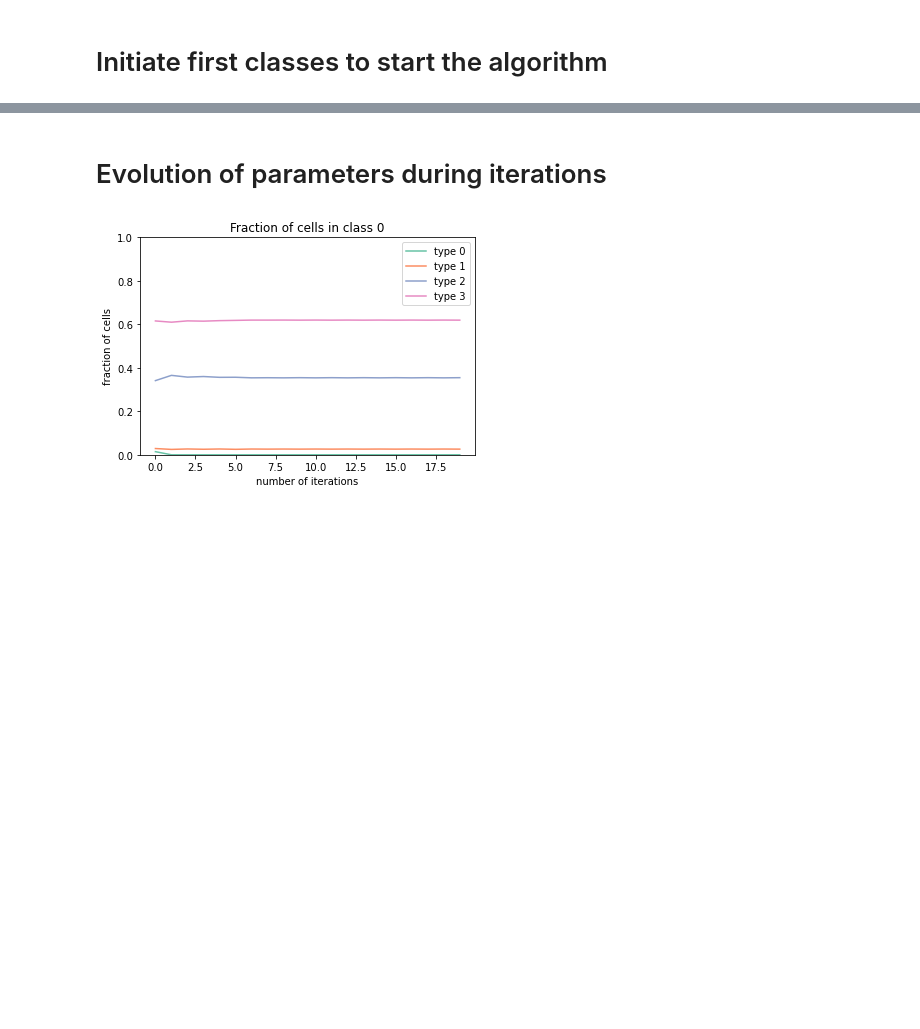
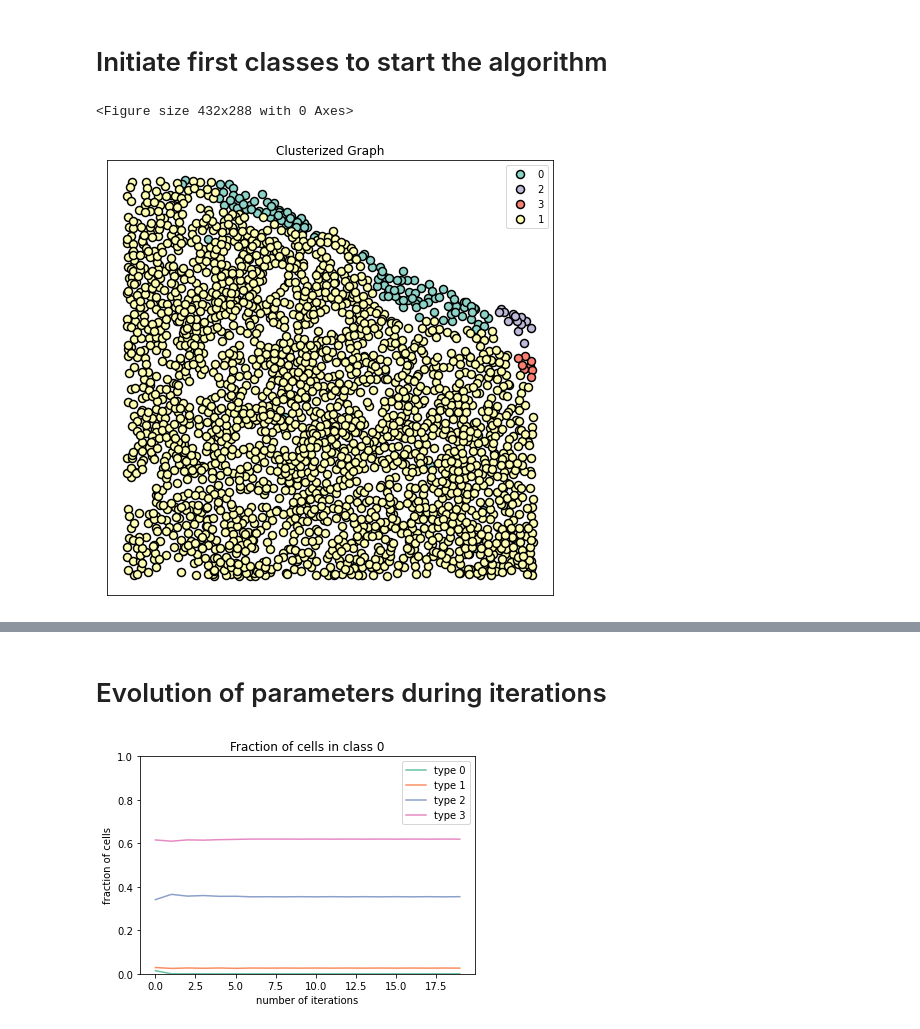
Before and after one commit to microfluidix/HMRF, a Jupyter notebook: Examples/ex_hmrf_em.ipynb, the cells around one changed output, grey strips where cells are left out. Saved outputs shown, nothing was run; the diff lists cells and outputs as text; code cells hidden in the pictures; blank space fills up the shorter version.

Commit message:
agg kmeans

```diff
--- a/Examples/ex_hmrf_em.ipynb
+++ b/Examples/ex_hmrf_em.ipynb
@@ -74,6 +92,26 @@ model = hmrf_em.hmrf(G, K, beta, max_it)
 model.initiate_model()
 # %%
 list_param = model.run()
+# %%
+K = 4
+beta = 100
+max_it = 20
+model_bis = hmrf_em.hmrf(G, K, beta, max_it, KMeans = model.KMean)
+# %%
+model_bis.initiate_model()
+list_param = model_bis.run()
+# %%
+plt.figure()
+graphplot.scatter_plot_2D(model_bis.graph,
+                scatterpoint_size = 8,
+                alpha_line = 0.1,
+                legend = True,
+                figsize = (8,8))
+plt.title('Clusterized Graph')
+plt.show()
+# %% [output]
+<Figure size 432x288 with 0 Axes>
+[figure, added]
 # %%
 plt.figure()
 graphplot.scatter_plot_2D(G,
```
Also changed, not shown: parts of 6 cells of this notebook, 2 other files.
